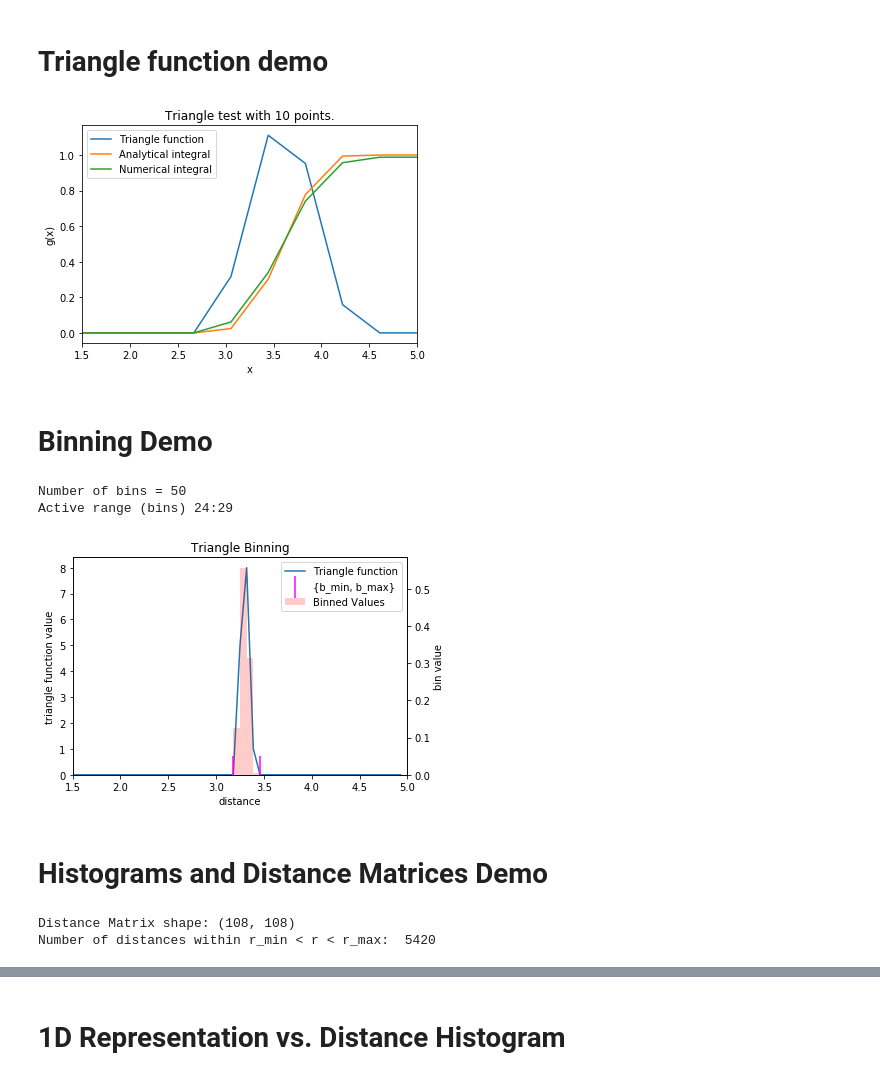
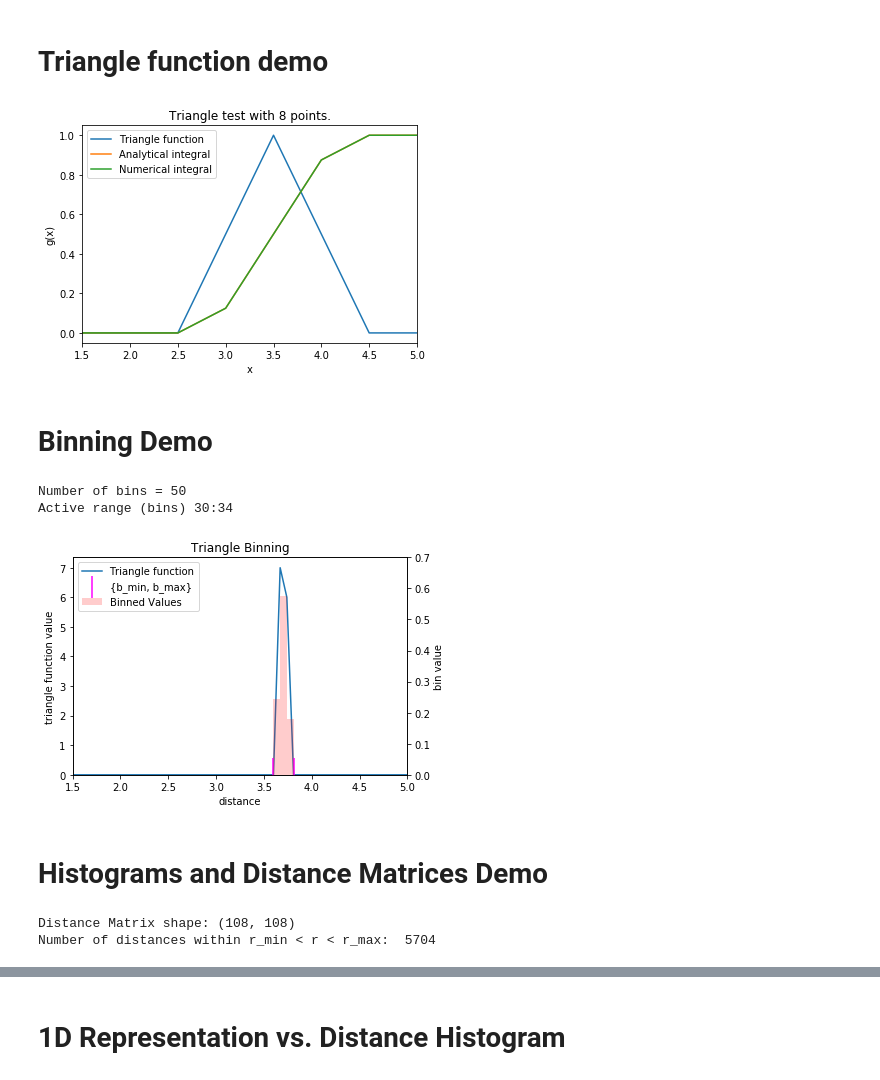
Before and after one commit to uf3/uf3, a Jupyter notebook: examples/linearqmml_workflow.ipynb, the cells around one changed output, grey strips where cells are left out. Cells and saved outputs as stored; diff of their text form; code cells hidden in the pictures.

```diff
--- a/examples/linearqmml_workflow.ipynb
+++ b/examples/linearqmml_workflow.ipynb
@@ -110,14 +110,14 @@ df.tail()
 # %% [markdown]
 # Triangle function demo
 # %%
-n_test = 10
+n_test = 8
 
 r_min = 1.5
 r_max = 5
 
 x_test = np.linspace(r_min, r_max, n_test).astype(np.float64)
-mu_test = 3.6  # center of distribution
-sigma_test = 0.7  # width (radius) of broadening
+mu_test = 3.5  # center of distribution
+sigma_test = 1  # width (radius) of broadening
 
 pdf = triangle_pdf(x_test, mu_test, sigma_test)  # function
 cdf = triangle_cdf(x_test, mu_test, sigma_test)  # integral
@@ -135,7 +135,7 @@ plt.xlim(r_min, r_max)
 plt.legend()
 plt.show()
 # %% [output]
-[figure, old version]
+[figure, new version]
 # %% [markdown]
 # Binning Demo
 # %%
@@ -154,42 +153,46 @@ rsh = RealspaceHandler(sigma_factor=sigma_factor,
                        upper_bound=[r_max],
                        resolutions=[n_bins])
 # %%
-mu_test = 3.3  # center of test distribution
+mu_test = 3.7  # center of test distribution
 
 delta = sigma_test
 b_min = np.floor((mu_test - delta - r_min) / bin_width).astype(int)
 b_max = np.ceil((mu_test + delta - r_min) / bin_width).astype(int) + 1
+b_min = max(0, b_min)
+b_max = min(n_bins+1, b_max)
 # min and max indices of bin_edges to consider, based on distance delta
 # for triangle function, this is trivially equal to sigma
-bin_values = rsh.smear(mu_test, sigma_test, bin_edges, b_min, b_max)
+bin_values = rsh.smear(mu_test, sigma_test, bin_width, r_min, b_min, b_max)
 
+bin_edges = np.arange(-5,n_bins+5)/n_bins*(r_max-r_min)+r_min
 print('Number of bins =', n_bins)
 print('Active range (bins) {}:{}'.format(b_min, b_max))
 fig, ax = plt.subplots(figsize=(6,4))
 ax2 = ax.twinx()
 ax.set_title('Triangle Binning'.format(n_test))
 ax.plot(bin_edges, triangle_pdf(bin_edges, mu_test, sigma_test),
         label='Triangle function')
-ax2.scatter([bin_edges[b_min], bin_edges[b_max-1]], [0.02,0.02],
+ax2.scatter([r_min + bin_width * b_min, r_min + bin_width * (b_max-1)],
+            [0.02,0.02],
             c='magenta', marker='|', s=500,
             label='{b_min, b_max}')
 ax2.plot([], [], label='Triangle function')
-ax2.bar(bin_edges[b_min:b_max], bin_values,
+ax2.bar(np.arange(b_min, b_max) * bin_width + r_min, bin_values,
         width=0.07, color='red', alpha=0.2,
         align='edge', label='Binned Values')
 ax.set_xlabel('distance')
 ax.set_ylabel('triangle function value')
 ax2.set_ylabel('bin value')
 ax.set_xlim(r_min, r_max)
 ax2.set_xlim(r_min, r_max)
 ax.set_ylim(0, ax.get_ylim()[1])
-ax2.set_ylim(0, ax2.get_ylim()[1])
+ax2.set_ylim(0, 0.7)
 ax2.legend()
 plt.show()
 # %% [output]
 Number of bins = 50
-Active range (bins) 24:29
+Active range (bins) 30:34
-[figure, old version]
+[figure, new version]
 # %% [markdown]
 # Histograms and Distance Matrices Demo
 # %%
@@ -197,11 +200,11 @@ sample_geometry = geometries[0]
 dm = distance_matrix_periodic(sample_geometry.get_positions().astype(np.float64),
                               sample_geometry.cell.diagonal().astype(np.float64))
 print('Distance Matrix shape:', dm.shape)
-sample_distances = dm[np.logical_and(dm>r_min, dm<r_max)]
+sample_distances = dm[np.logical_and(dm>r_min, dm<r_max+0.1)]
 print('Number of distances within r_min < r < r_max: ', len(sample_distances))
 # %% [output]
 Distance Matrix shape: (108, 108)
-Number of distances within r_min < r < r_max:  5420
+Number of distances within r_min < r < r_max:  5704
 # %%
 fig, ax = plt.subplots(figsize=(6,4))
 plot_distance_histogram([sample_distances], n_bins=100, ax=ax)
```
Also changed, not shown: parts of 8 cells of this notebook, 1 other file.
